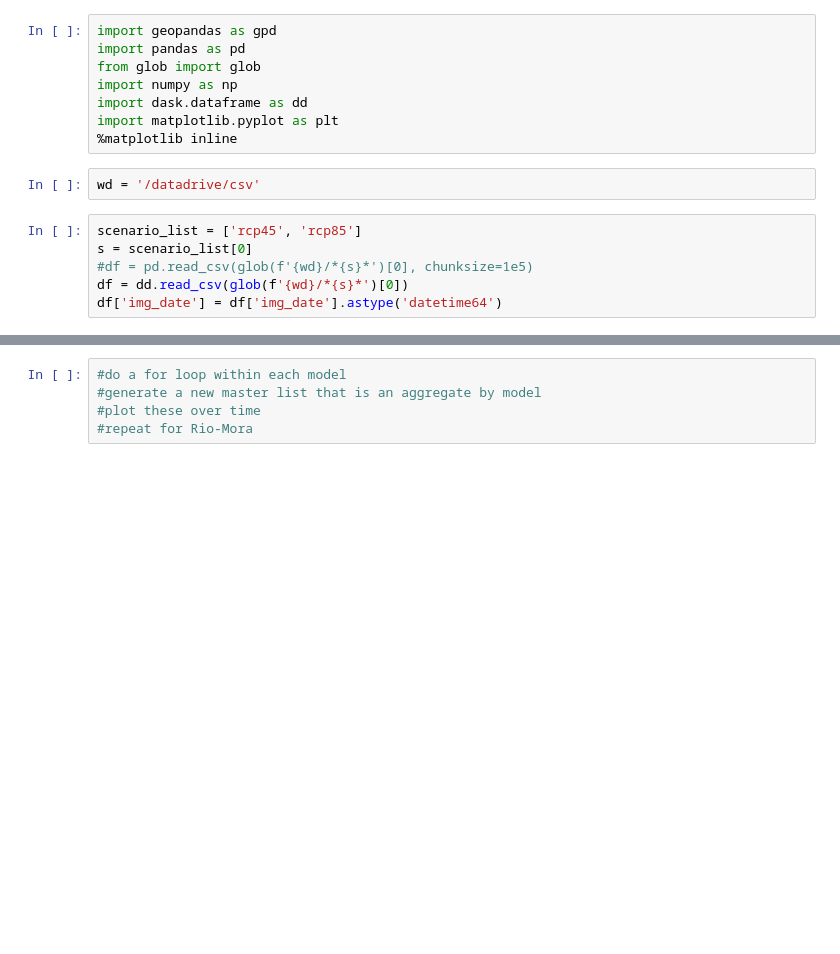
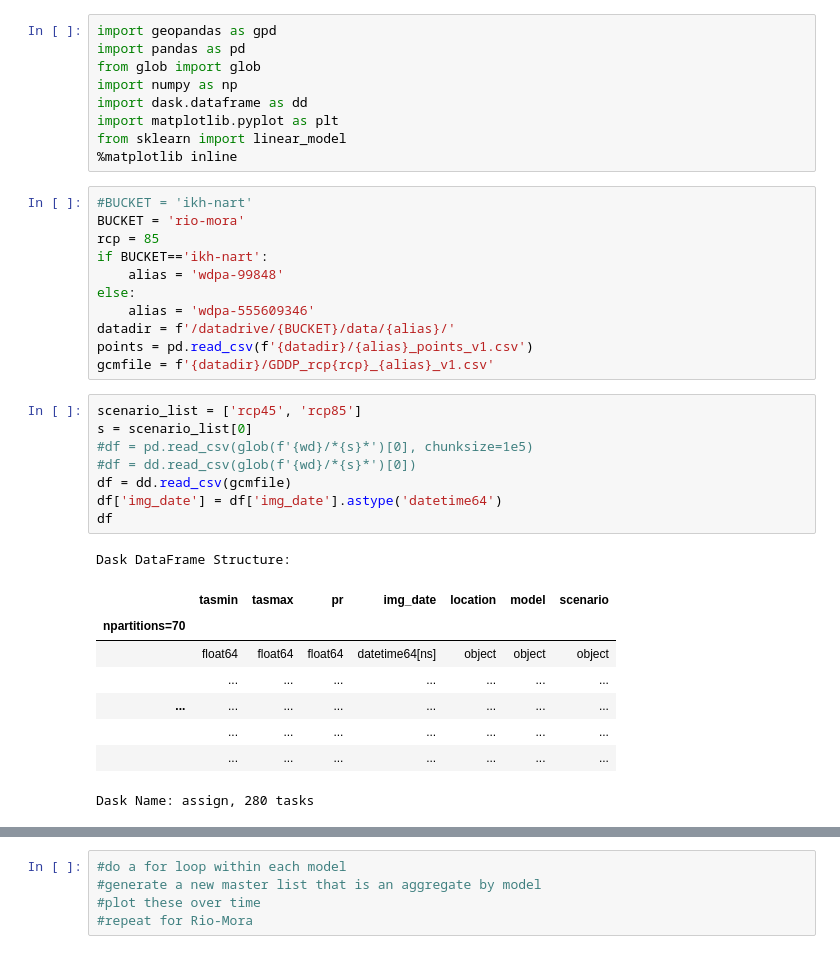
Before and after one commit to csp-inc/ikhnart, a Jupyter notebook: GDDP-timeseries.ipynb, the cells around one changed output, grey strips where cells are left out. Cells and saved outputs as stored; diff of their text form; blank space fills up the shorter version.

```diff
--- a/GDDP-timeseries.ipynb
+++ b/GDDP-timeseries.ipynb
@@ -5,15 +5,37 @@ from glob import glob
 import numpy as np
 import dask.dataframe as dd
 import matplotlib.pyplot as plt
+from sklearn import linear_model
 %matplotlib inline
-# %%
-wd = '/datadrive/csv'
+# %%
+#BUCKET = 'ikh-nart'
+BUCKET = 'rio-mora'
+rcp = 85
+if BUCKET=='ikh-nart':
+    alias = 'wdpa-99848'
+else:
+    alias = 'wdpa-555609346'
+datadir = f'/datadrive/{BUCKET}/data/{alias}/'
+points = pd.read_csv(f'{datadir}/{alias}_points_v1.csv')
+gcmfile = f'{datadir}/GDDP_rcp{rcp}_{alias}_v1.csv'
 # %%
 scenario_list = ['rcp45', 'rcp85']
 s = scenario_list[0]
 #df = pd.read_csv(glob(f'{wd}/*{s}*')[0], chunksize=1e5)
-df = dd.read_csv(glob(f'{wd}/*{s}*')[0])
+#df = dd.read_csv(glob(f'{wd}/*{s}*')[0])
+df = dd.read_csv(gcmfile)
 df['img_date'] = df['img_date'].astype('datetime64')
+df
+# %% [output]
+Dask DataFrame Structure:
+|  | tasmin | tasmax | pr | img_date | location | model | scenario |
+| npartitions=70 |  |  |  |  |  |  |  |
+|  | float64 | float64 | float64 | datetime64[ns] | object | object | object |
+|  | ... | ... | ... | ... | ... | ... | ... |
+| ... | ... | ... | ... | ... | ... | ... | ... |
+|  | ... | ... | ... | ... | ... | ... | ... |
+|  | ... | ... | ... | ... | ... | ... | ... |
+Dask Name: assign, 280 tasks
 # %%
 def ag_func(df):
     d = {}
```
Also changed, not shown: parts of 11 cells of this notebook, 3 other files.
